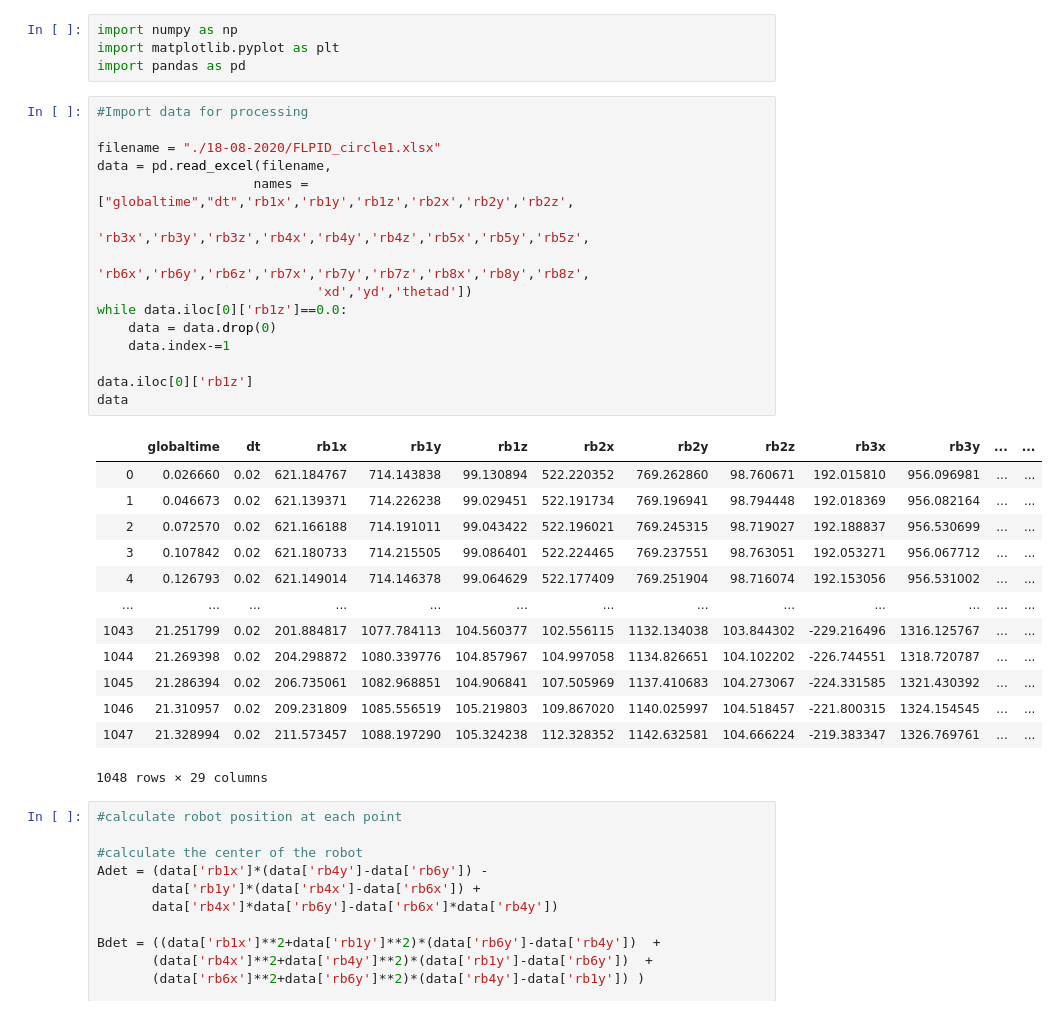
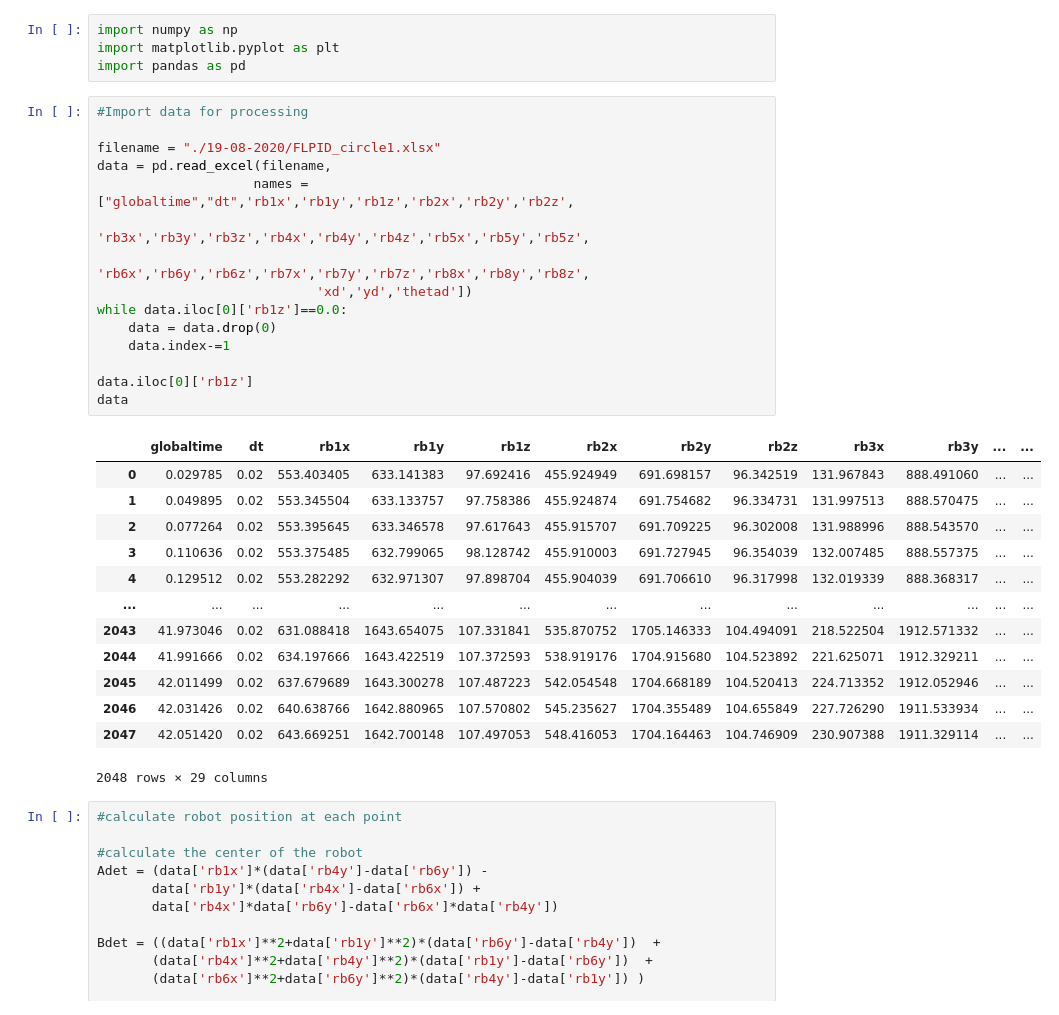
Before and after one commit to dyerbm/OmniWheel, a Jupyter notebook: 3WD-Omniwheel/VICON Data/Data_Processing.ipynb, the cells around one changed output. Saved outputs shown, nothing was run; the diff lists cells and outputs as text.

```diff
--- a/3WD-Omniwheel/VICON Data/Data_Processing.ipynb
+++ b/3WD-Omniwheel/VICON Data/Data_Processing.ipynb
@@ -5,32 +5,32 @@ import pandas as pd
 # %%
 #Import data for processing
 
-filename = "./18-08-2020/FLPID_circle1.xlsx"
+filename = "./19-08-2020/FLPID_circle1.xlsx"
 data = pd.read_excel(filename,
                     names = ["globaltime","dt",'rb1x','rb1y','rb1z','rb2x','rb2y','rb2z',
                             'rb3x','rb3y','rb3z','rb4x','rb4y','rb4z','rb5x','rb5y','rb5z',
                             'rb6x','rb6y','rb6z','rb7x','rb7y','rb7z','rb8x','rb8y','rb8z',
                             'xd','yd','thetad'])
 while data.iloc[0]['rb1z']==0.0:
     data = data.drop(0)
     data.index-=1
 
 data.iloc[0]['rb1z']
 data
 # %% [output]
 |  | globaltime | dt | rb1x | rb1y | rb1z | rb2x | rb2y | rb2z | rb3x | rb3y | ... | ... |
-| 0 | 0.026660 | 0.02 | 621.184767 | 714.143838 | 99.130894 | 522.220352 | 769.262860 | 98.760671 | 192.015810 | 956.096981 | ... | ... |
-| 1 | 0.046673 | 0.02 | 621.139371 | 714.226238 | 99.029451 | 522.191734 | 769.196941 | 98.794448 | 192.018369 | 956.082164 | ... | ... |
-| 2 | 0.072570 | 0.02 | 621.166188 | 714.191011 | 99.043422 | 522.196021 | 769.245315 | 98.719027 | 192.188837 | 956.530699 | ... | ... |
-| 3 | 0.107842 | 0.02 | 621.180733 | 714.215505 | 99.086401 | 522.224465 | 769.237551 | 98.763051 | 192.053271 | 956.067712 | ... | ... |
-| 4 | 0.126793 | 0.02 | 621.149014 | 714.146378 | 99.064629 | 522.177409 | 769.251904 | 98.716074 | 192.153056 | 956.531002 | ... | ... |
+| 0 | 0.029785 | 0.02 | 553.403405 | 633.141383 | 97.692416 | 455.924949 | 691.698157 | 96.342519 | 131.967843 | 888.491060 | ... | ... |
+| 1 | 0.049895 | 0.02 | 553.345504 | 633.133757 | 97.758386 | 455.924874 | 691.754682 | 96.334731 | 131.997513 | 888.570475 | ... | ... |
+| 2 | 0.077264 | 0.02 | 553.395645 | 633.346578 | 97.617643 | 455.915707 | 691.709225 | 96.302008 | 131.988996 | 888.543570 | ... | ... |
+| 3 | 0.110636 | 0.02 | 553.375485 | 632.799065 | 98.128742 | 455.910003 | 691.727945 | 96.354039 | 132.007485 | 888.557375 | ... | ... |
+| 4 | 0.129512 | 0.02 | 553.282292 | 632.971307 | 97.898704 | 455.904039 | 691.706610 | 96.317998 | 132.019339 | 888.368317 | ... | ... |
 | ... | ... | ... | ... | ... | ... | ... | ... | ... | ... | ... | ... | ... |
-| 1043 | 21.251799 | 0.02 | 201.884817 | 1077.784113 | 104.560377 | 102.556115 | 1132.134038 | 103.844302 | -229.216496 | 1316.125767 | ... | ... |
-| 1044 | 21.269398 | 0.02 | 204.298872 | 1080.339776 | 104.857967 | 104.997058 | 1134.826651 | 104.102202 | -226.744551 | 1318.720787 | ... | ... |
-| 1045 | 21.286394 | 0.02 | 206.735061 | 1082.968851 | 104.906841 | 107.505969 | 1137.410683 | 104.273067 | -224.331585 | 1321.430392 | ... | ... |
-| 1046 | 21.310957 | 0.02 | 209.231809 | 1085.556519 | 105.219803 | 109.867020 | 1140.025997 | 104.518457 | -221.800315 | 1324.154545 | ... | ... |
-| 1047 | 21.328994 | 0.02 | 211.573457 | 1088.197290 | 105.324238 | 112.328352 | 1142.632581 | 104.666224 | -219.383347 | 1326.769761 | ... | ... |
+| 2043 | 41.973046 | 0.02 | 631.088418 | 1643.654075 | 107.331841 | 535.870752 | 1705.146333 | 104.494091 | 218.522504 | 1912.571332 | ... | ... |
+| 2044 | 41.991666 | 0.02 | 634.197666 | 1643.422519 | 107.372593 | 538.919176 | 1704.915680 | 104.523892 | 221.625071 | 1912.329211 | ... | ... |
+| 2045 | 42.011499 | 0.02 | 637.679689 | 1643.300278 | 107.487223 | 542.054548 | 1704.668189 | 104.520413 | 224.713352 | 1912.052946 | ... | ... |
+| 2046 | 42.031426 | 0.02 | 640.638766 | 1642.880965 | 107.570802 | 545.235627 | 1704.355489 | 104.655849 | 227.726290 | 1911.533934 | ... | ... |
+| 2047 | 42.051420 | 0.02 | 643.669251 | 1642.700148 | 107.497053 | 548.416053 | 1704.164463 | 104.746909 | 230.907388 | 1911.329114 | ... | ... |
-1048 rows × 29 columns
+2048 rows × 29 columns
 # %%
 #calculate robot position at each point
 
```
Also changed, not shown: parts of 2 cells of this notebook, 8 other files.
